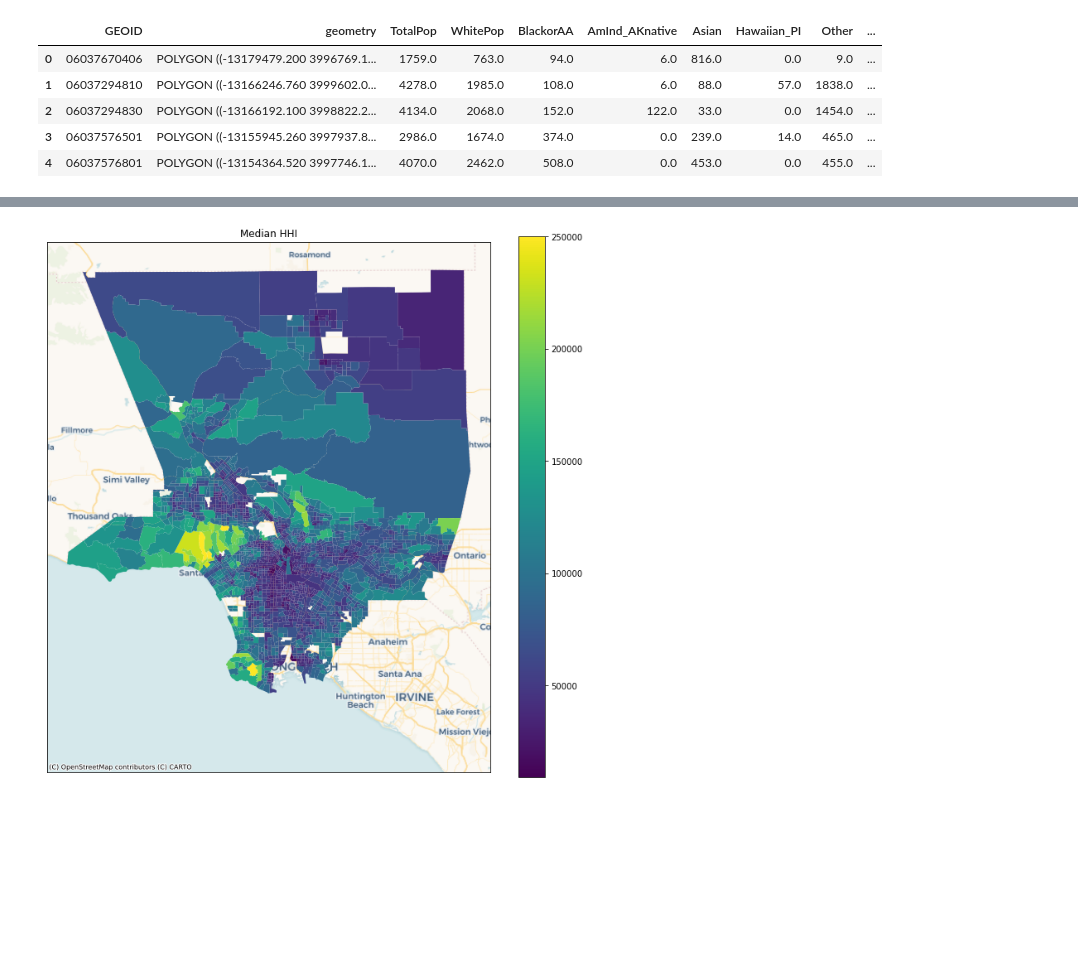
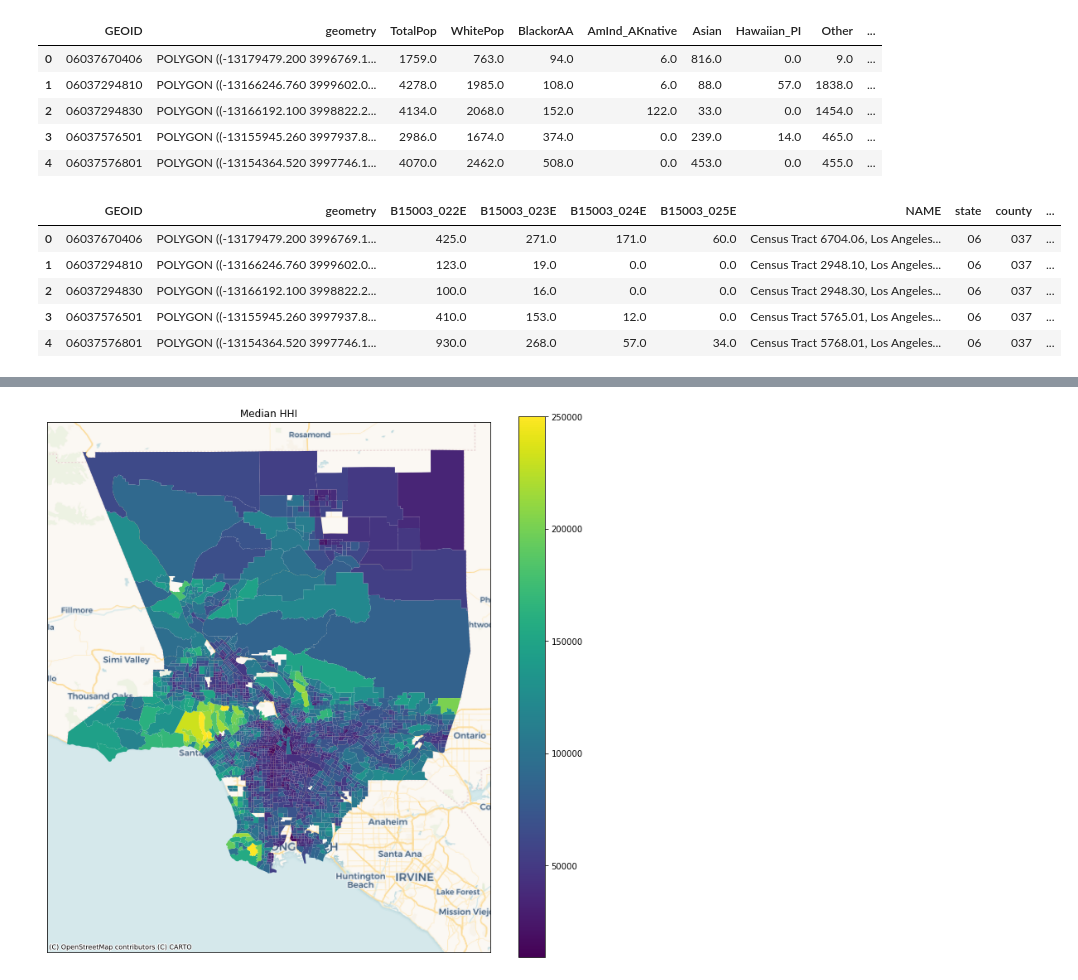
Before and after one commit to STReichert/Housing_Modeling, a Jupyter notebook: Census data.ipynb, the cells around one changed output, grey strips where cells are left out. Saved outputs shown, nothing was run; the diff lists cells and outputs as text; code cells hidden in the pictures; blank space fills up the shorter version.

```diff
--- a/Census data.ipynb
+++ b/Census data.ipynb
@@ -21,3 +30,15 @@ lacounty.head()
 | 2 | 06037294830 | POLYGON ((-13166192.100 3998822.2... | 4134.0 | 2068.0 | 152.0 | 122.0 | 33.0 | 0.0 | 1454.0 | ... |
 | 3 | 06037576501 | POLYGON ((-13155945.260 3997937.8... | 2986.0 | 1674.0 | 374.0 | 0.0 | 239.0 | 14.0 | 465.0 | ... |
 | 4 | 06037576801 | POLYGON ((-13154364.520 3997746.1... | 4070.0 | 2462.0 | 508.0 | 0.0 | 453.0 | 0.0 | 455.0 | ... |
+# %%
+# second half of variables
+lacounty2 = products.ACS(2019).from_county('Los Angeles, CA', level='tract',
+                                            variables=['B15003_022E', 'B15003_023E', 'B15003_024E', 'B15003_025E'])
+lacounty2.head()
+# %% [output]
+|  | GEOID | geometry | B15003_022E | B15003_023E | B15003_024E | B15003_025E | NAME | state | county | ... |
+| 0 | 06037670406 | POLYGON ((-13179479.200 3996769.1... | 425.0 | 271.0 | 171.0 | 60.0 | Census Tract 6704.06, Los Angeles... | 06 | 037 | ... |
+| 1 | 06037294810 | POLYGON ((-13166246.760 3999602.0... | 123.0 | 19.0 | 0.0 | 0.0 | Census Tract 2948.10, Los Angeles... | 06 | 037 | ... |
+| 2 | 06037294830 | POLYGON ((-13166192.100 3998822.2... | 100.0 | 16.0 | 0.0 | 0.0 | Census Tract 2948.30, Los Angeles... | 06 | 037 | ... |
+| 3 | 06037576501 | POLYGON ((-13155945.260 3997937.8... | 410.0 | 153.0 | 12.0 | 0.0 | Census Tract 5765.01, Los Angeles... | 06 | 037 | ... |
+| 4 | 06037576801 | POLYGON ((-13154364.520 3997746.1... | 930.0 | 268.0 | 57.0 | 34.0 | Census Tract 5768.01, Los Angeles... | 06 | 037 | ... |
```
Also changed, not shown: parts of 8 cells of this notebook, 2 other files.
